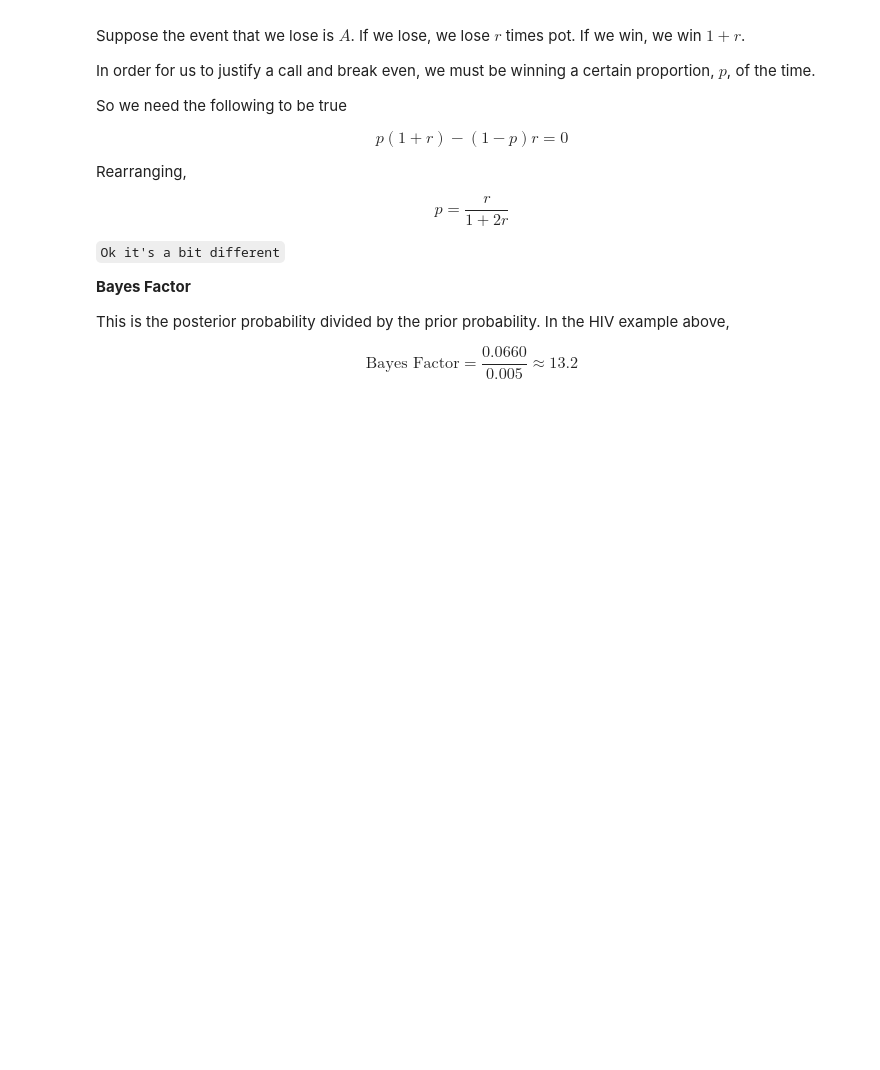
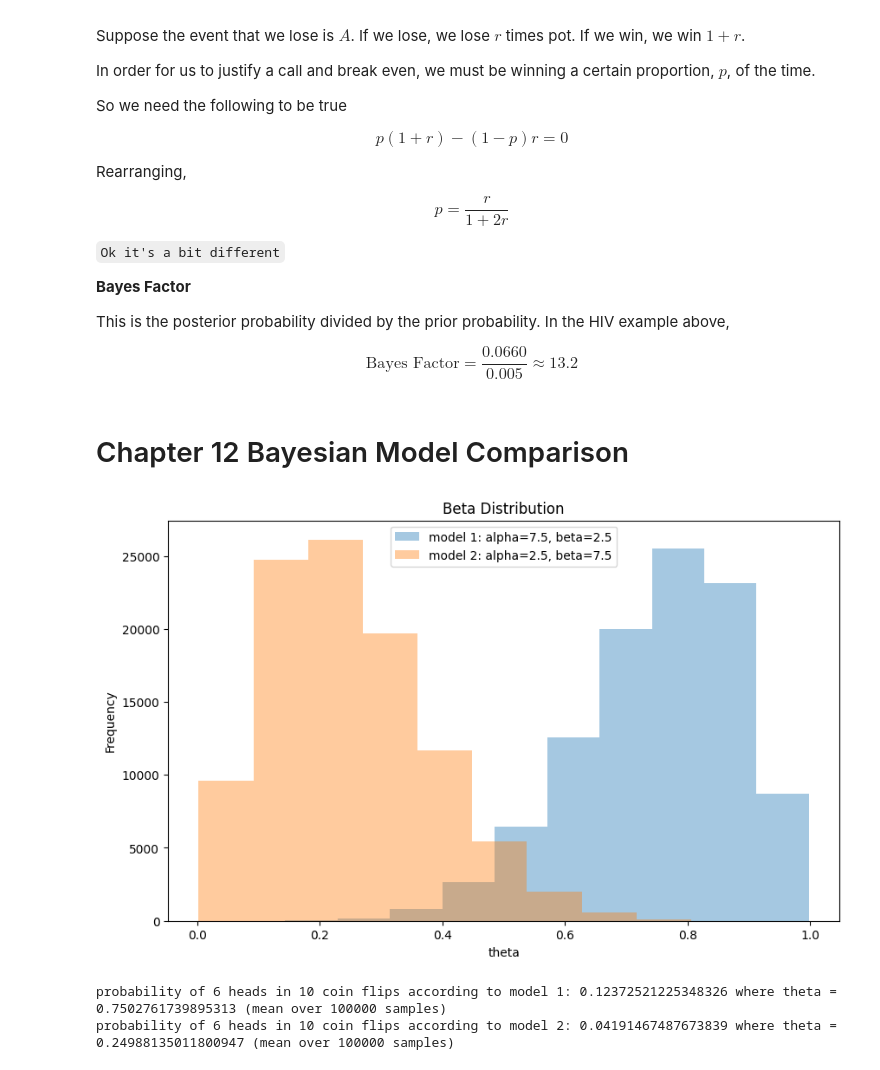
Before and after one commit to alexking100/BayesianInferenceLearning, a Jupyter notebook: web_book_bayesian_inference.ipynb, the cells around one changed output. Drawn from its saved outputs; the diff is of its cells as text; code cells hidden in the pictures; blank space fills up the shorter version.

Commit message:
learning about model averaging

```diff
--- a/web_book_bayesian_inference.ipynb
+++ b/web_book_bayesian_inference.ipynb
@@ -512,3 +512,28 @@ $$ p = \frac{r}{1 + 2r} $$
 This is the posterior probability divided by the prior probability.  In the HIV example above,
 
 $$ \text{Bayes Factor} = \frac{0.0660}{0.005} \approx 13.2$$
+# %% [markdown]
+# Chapter 12 Bayesian Model Comparison
+# %%
+# plot theta as histogram
+num_samples = 100000
+theta_1 = scipy.stats.beta.rvs(7.5, 2.5, size=num_samples)
+theta_2 = scipy.stats.beta.rvs(2.5, 7.5, size=num_samples)
+plt.figure(figsize=(10, 6))
+plt.hist(theta_1, alpha=0.4, label='model 1: alpha=7.5, beta=2.5')
+plt.hist(theta_2, alpha=0.4, label='model 2: alpha=2.5, beta=7.5')
+plt.title('Beta Distribution')
+plt.xlabel('theta')
+plt.ylabel('Frequency')
+plt.legend()
+plt.show();
+
+p_model_1 = scipy.stats.binom.pmf(6, 10, theta_1)  # P(X = 6) for Binomial(n=10, p=theta_1)
+p_model_2 = scipy.stats.binom.pmf(6, 10, theta_2)  # P(X = 6) for Binomial(n=10, p=theta_2)
+
+print(f"probability of 6 heads in 10 coin flips given model 1: {np.mean(p_model_1)} where theta = {np.mean(theta_1)} (mean over {num_samples} samples)")
+print(f"probability of 6 heads in 10 coin flips given model 2: {np.mean(p_model_2)} where theta = {np.mean(theta_2)} (mean over {num_samples} samples)")
+# %% [output]
+[figure, added]
+probability of 6 heads in 10 coin flips according to model 1: 0.12372521225348326 where theta = 0.7502761739895313 (mean over 100000 samples)
+probability of 6 heads in 10 coin flips according to model 2: 0.04191467487673839 where theta = 0.24988135011800947 (mean over 100000 samples)
```
Also changed, not shown: parts of 15 cells of this notebook.
